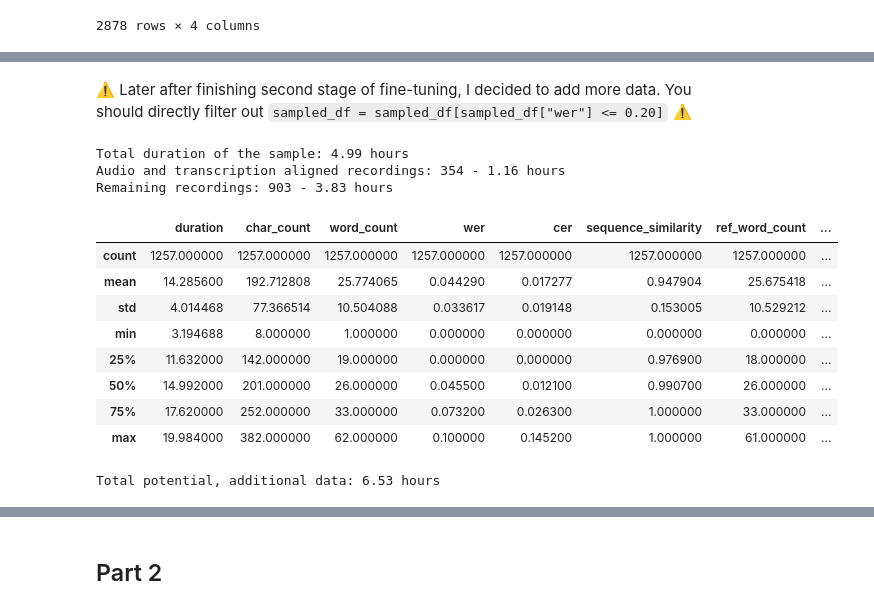
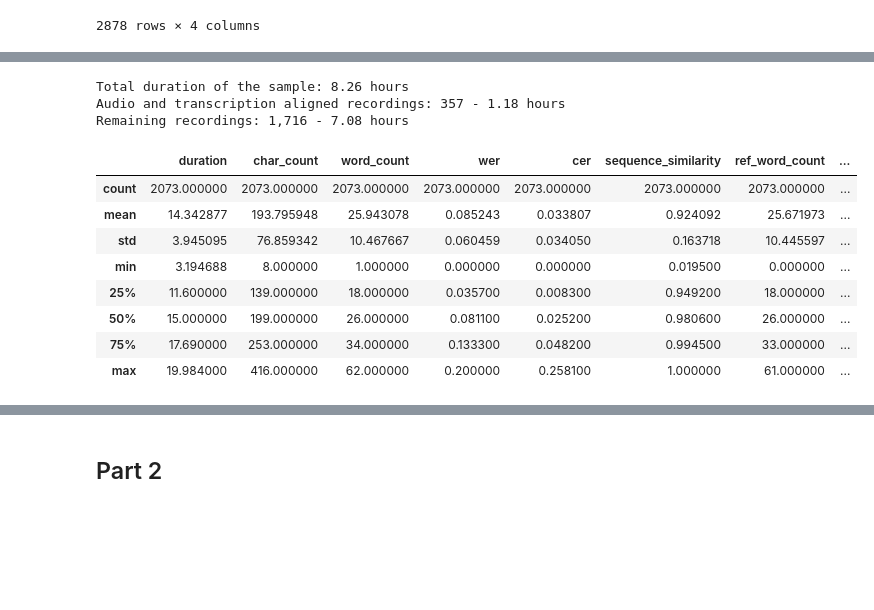
Before and after one commit to HaidarChaito/uzbek-automatic-speech-recognition, a Jupyter notebook: notebooks/5_it_dataset_preparation.ipynb, the cells around one changed output, grey strips where cells are left out. Drawn from its saved outputs; the diff is of its cells as text; code cells hidden in the pictures; blank space fills up the shorter version.

```diff
--- a/notebooks/5_it_dataset_preparation.ipynb
+++ b/notebooks/5_it_dataset_preparation.ipynb
@@ -477,5 +486,5 @@ None
 # %%
-
+from scripts import similarity_metrics
 
 sampled_df.drop(columns=["error_message", "error_type", "input_audio_filename"], inplace=True, errors="ignore")
 sampled_df.rename(columns={"predicted_sentence": "text_spt"}, inplace=True)
@@ -499,7 +508,7 @@ metrics = sampled_df.apply(
 metrics_df = pd.DataFrame(metrics.tolist())
 
 # Merge metric columns back into main DataFrame and save
-sampled_df = pd.concat([sampled_df, metrics_df], axis=1)
+sampled_df: pd.DataFrame = pd.concat([sampled_df, metrics_df], axis=1)
 
 sampled_df.sort_values("wer", ascending=False)
 # %% [output]
@@ -540,52 +549,32 @@ sampled_df.describe()
 | max | 19.984000 | 426.000000 | 62.000000 | 46.000000 | 277.000000 | 1.000000 | 905.000000 | ... |
-# %% [markdown]
-⚠️ Later after finishing second stage of fine-tuning, I decided to add more data. You should directly filter out `sampled_df = sampled_df[sampled_df["wer"] <= 0.20]` ⚠️
 # %%
-# Remove very poor alignment (wer > 10%)
-sampled_df = sampled_df[sampled_df["wer"] <= 0.10]
+# Remove very poor alignment (wer > 20%)
+sampled_df = sampled_df[sampled_df["wer"] <= 0.20]
 sampled_df.to_csv(SAMPLED_DATA_PATH, index_label="id")
 
 aligned_mask = sampled_df["wer"] == 0.0
 len_aligned_recordings = len(sampled_df[aligned_mask])
 aligned_duration = sampled_df[aligned_mask]["duration"].sum() / 3600
 
 total_recordings = len(sampled_df)
 not_aligned_duration = sampled_df[~aligned_mask]["duration"].sum() / 3600
 
 print(f"Total duration of the sample: {sampled_df["duration"].sum() / 3600:.2f} hours")
 print(
     f"Audio and transcription aligned recordings: {len_aligned_recordings:,} - {aligned_duration:.2f} hours")
 print(
     f"Remaining recordings: {total_recordings - len_aligned_recordings:,} - {not_aligned_duration:.2f} hours")
 sampled_df.describe()
 # %% [output]
-Total duration of the sample: 4.99 hours
-Audio and transcription aligned recordings: 354 - 1.16 hours
-Remaining recordings: 903 - 3.83 hours
+Total duration of the sample: 8.26 hours
+Audio and transcription aligned recordings: 357 - 1.18 hours
+Remaining recordings: 1,716 - 7.08 hours
 |  | duration | char_count | word_count | wer | cer | sequence_similarity | ref_word_count | ... |
-| count | 1257.000000 | 1257.000000 | 1257.000000 | 1257.000000 | 1257.000000 | 1257.000000 | 1257.000000 | ... |
-| mean | 14.285600 | 192.712808 | 25.774065 | 0.044290 | 0.017277 | 0.947904 | 25.675418 | ... |
-| std | 4.014468 | 77.366514 | 10.504088 | 0.033617 | 0.019148 | 0.153005 | 10.529212 | ... |
-| min | 3.194688 | 8.000000 | 1.000000 | 0.000000 | 0.000000 | 0.000000 | 0.000000 | ... |
-| 25% | 11.632000 | 142.000000 | 19.000000 | 0.000000 | 0.000000 | 0.976900 | 18.000000 | ... |
-| 50% | 14.992000 | 201.000000 | 26.000000 | 0.045500 | 0.012100 | 0.990700 | 26.000000 | ... |
-| 75% | 17.620000 | 252.000000 | 33.000000 | 0.073200 | 0.026300 | 1.000000 | 33.000000 | ... |
-| max | 19.984000 | 382.000000 | 62.000000 | 0.100000 | 0.145200 | 1.000000 | 61.000000 | ... |
+| count | 2073.000000 | 2073.000000 | 2073.000000 | 2073.000000 | 2073.000000 | 2073.000000 | 2073.000000 | ... |
+| mean | 14.342877 | 193.795948 | 25.943078 | 0.085243 | 0.033807 | 0.924092 | 25.671973 | ... |
+| std | 3.945095 | 76.859342 | 10.467667 | 0.060459 | 0.034050 | 0.163718 | 10.445597 | ... |
+| min | 3.194688 | 8.000000 | 1.000000 | 0.000000 | 0.000000 | 0.019500 | 0.000000 | ... |
+| 25% | 11.600000 | 139.000000 | 18.000000 | 0.035700 | 0.008300 | 0.949200 | 18.000000 | ... |
+| 50% | 15.000000 | 199.000000 | 26.000000 | 0.081100 | 0.025200 | 0.980600 | 26.000000 | ... |
+| 75% | 17.690000 | 253.000000 | 34.000000 | 0.133300 | 0.048200 | 0.994500 | 33.000000 | ... |
+| max | 19.984000 | 416.000000 | 62.000000 | 0.200000 | 0.258100 | 1.000000 | 61.000000 | ... |
-# %%
-sampled_df = pd.read_csv(SAMPLED_DATA_PATH, index_col="id")
-predicted_transcripts_df = pd.read_csv(TRANSCRIPTION_RESULTS_PATH, index_col="id")
-all_data_df = pd.read_csv(ALL_DATA_PATH, index_col="id")
-
-not_used_paths = set(predicted_transcripts_df[~predicted_transcripts_df["path"].isin(sampled_df["path"])]["path"])
-additional_data_mask = all_data_df["path"].isin(not_used_paths)
-additional_data_df = all_data_df[additional_data_mask]
-
-additional_data_df = additional_data_df.merge(
-    predicted_transcripts_df,
-    left_on="path",
-    right_on="path",
-    how="left"
-)
-print(f"Total potential, additional data: {additional_data_df["duration"].sum() / 3600:.2f} hours")
-# %% [output]
-Total potential, additional data: 6.53 hours
```
Also changed, not shown: parts of 28 cells of this notebook, 4 other files.
